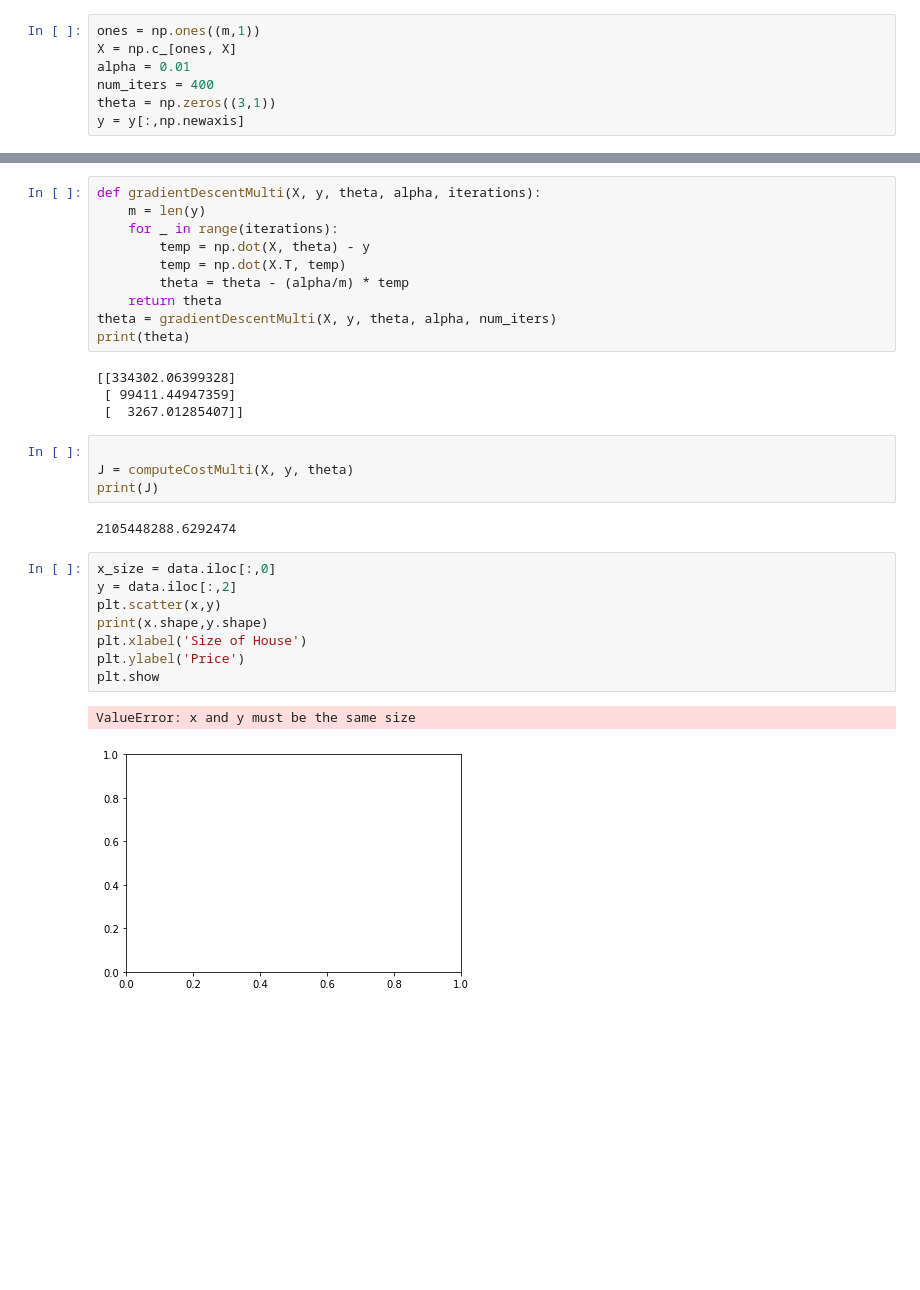
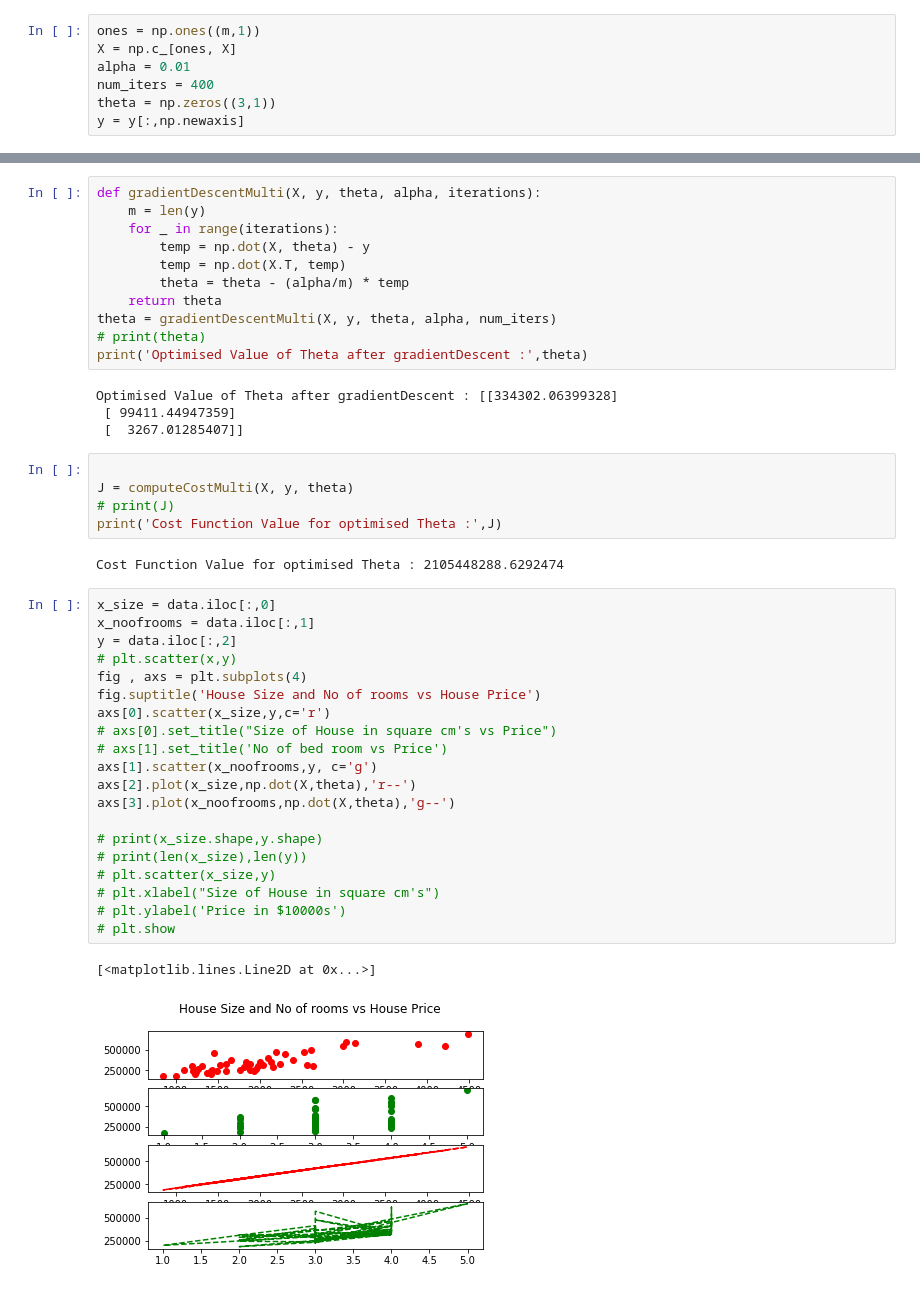
Before and after one commit to AasaiAlangaram/Regression-Python-Implementation, a Jupyter notebook: Linear Regression Multiple Variable Python.ipynb, the cells around one changed output, grey strips where cells are left out. Cells and saved outputs as stored; diff of their text form; blank space fills up the shorter version.

Commit message:
Updated plots

```diff
--- a/Linear Regression Multiple Variable Python.ipynb
+++ b/Linear Regression Multiple Variable Python.ipynb
@@ -75,25 +77,39 @@ def gradientDescentMulti(X, y, theta, alpha, iterations):
         theta = theta - (alpha/m) * temp
     return theta
 theta = gradientDescentMulti(X, y, theta, alpha, num_iters)
-print(theta)
+# print(theta)
+print('Optimised Value of Theta after gradientDescent :',theta)
 # %% [output]
-[[334302.06399328]
+Optimised Value of Theta after gradientDescent : [[334302.06399328]
  [ 99411.44947359]
  [  3267.01285407]]
 # %%
 
 J = computeCostMulti(X, y, theta)
-print(J)
+# print(J)
+print('Cost Function Value for optimised Theta :',J)
 # %% [output]
-2105448288.6292474
+Cost Function Value for optimised Theta : 2105448288.6292474
-# %%
-x_size = data.iloc[:,0]
-y = data.iloc[:,2]
-plt.scatter(x,y)
-print(x.shape,y.shape)
-plt.xlabel('Size of House')
-plt.ylabel('Price')
-plt.show
-# %% [output]
-ValueError: x and y must be the same size
-[figure, removed]
+# %%
+x_size = data.iloc[:,0]
+x_noofrooms = data.iloc[:,1]
+y = data.iloc[:,2]
+# plt.scatter(x,y)
+fig , axs = plt.subplots(4)
+fig.suptitle('House Size and No of rooms vs House Price')
+axs[0].scatter(x_size,y,c='r')
+# axs[0].set_title("Size of House in square cm's vs Price")
+# axs[1].set_title('No of bed room vs Price')
+axs[1].scatter(x_noofrooms,y, c='g')
+axs[2].plot(x_size,np.dot(X,theta),'r--')
+axs[3].plot(x_noofrooms,np.dot(X,theta),'g--')
+
+# print(x_size.shape,y.shape)
+# print(len(x_size),len(y))
+# plt.scatter(x_size,y)
+# plt.xlabel("Size of House in square cm's")
+# plt.ylabel('Price in $10000s')
+# plt.show
+# %% [output]
+[<matplotlib.lines.Line2D at 0x...>]
+[figure, added]
```
Also changed, not shown: parts of 2 cells of this notebook.
